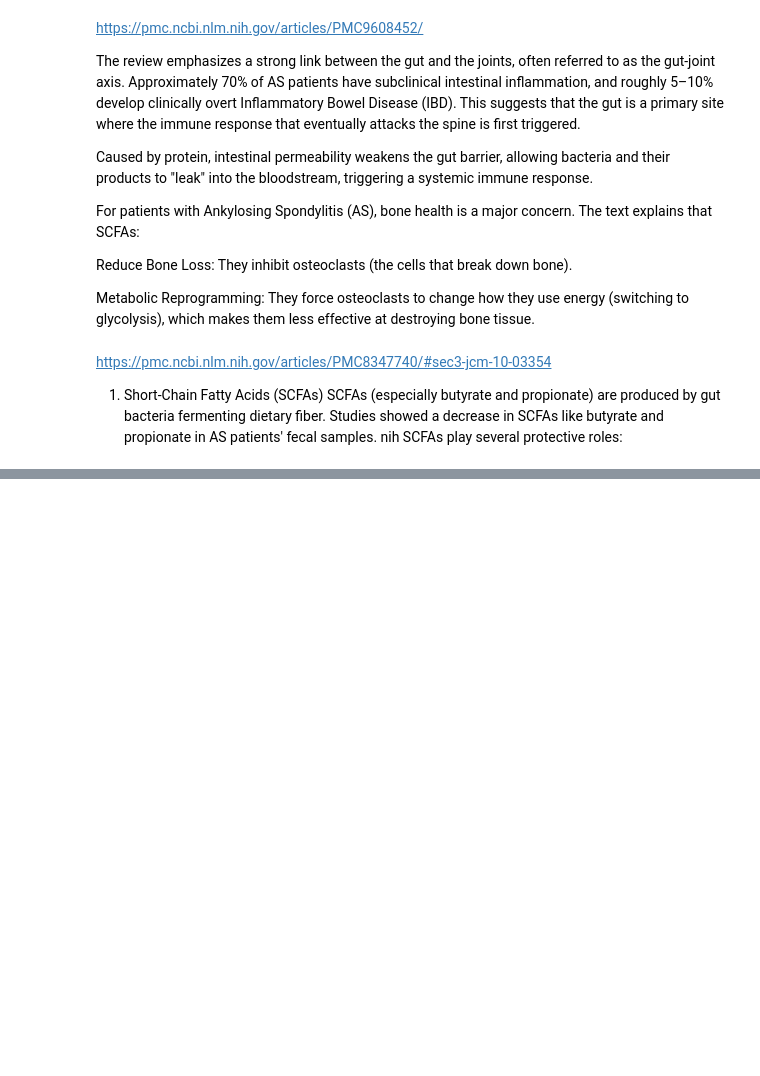
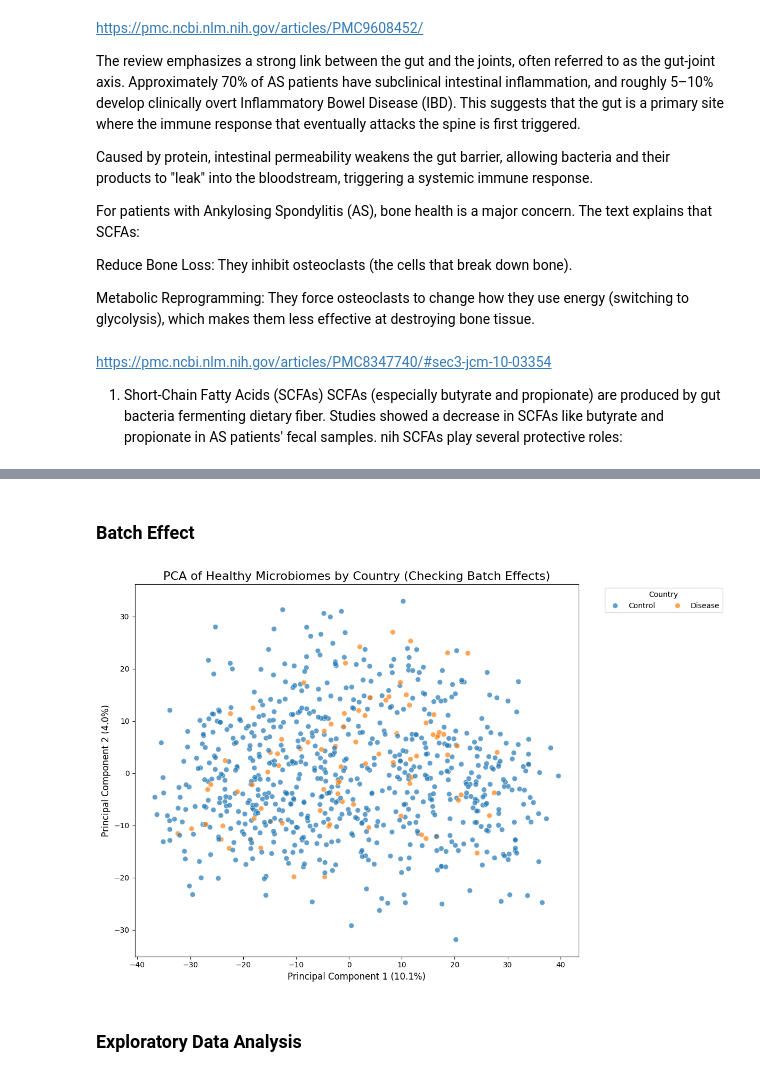
Before and after one commit to dafi03/PA1_repo, a Jupyter notebook: notebook/06_AS.ipynb, the cells around one changed output, grey strips where cells are left out. Drawn from its saved outputs; the diff is of its cells as text; code cells hidden in the pictures; blank space fills up the shorter version.

```diff
--- a/notebook/06_AS.ipynb
+++ b/notebook/06_AS.ipynb
@@ -102,0 +206,4 @@ SCFAs (especially butyrate and propionate) are produced by gut bacteria fermenti
+# %% [markdown]
+### Batch Effect
+# %%
+clr_df = pd.read_csv("../data/processed/06_clr_as_data.csv")
@@ -102,0 +217,48 @@ SCFAs (especially butyrate and propionate) are produced by gut bacteria fermenti
+# %%
+# --- 2. Separate Features (Microbiome) and Labels (Country) ---
+# Automatically find all the microbiome columns (they all start with "msp_")
+microbiome_cols = [col for col in clr_df.columns if col.startswith('msp_')]
+
+
+X = clr_df[microbiome_cols]
+y = clr_df['type']
+
+# Run PCA
+pca = PCA(n_components=2)
+principal_components = pca.fit_transform(X)
+
+# Create a new DataFrame specifically for plotting
+pca_df = pd.DataFrame(data=principal_components, columns=['PC1', 'PC2'])
+pca_df['Country'] = y.values
+
+# Calculate how much variance is explained by the first two components
+explained_variance = pca.explained_variance_ratio_ * 100
+
+# --- 4. Plot the Results ---
+plt.figure(figsize=(12, 8))
+
+# Scatter plot coloring the dots by Country
+sns.scatterplot(
+    x='PC1',
+    y='PC2',
+    hue='Country',
+    data=pca_df,
+    alpha=0.7,       # slight transparency
+    s=50             # dot size
+)
+
+# Add titles and labels
+plt.title('PCA of Healthy Microbiomes by Country (Checking Batch Effects)', fontsize=16)
+plt.xlabel(f'Principal Component 1 ({explained_variance[0]:.1f}%)', fontsize=12)
+plt.ylabel(f'Principal Component 2 ({explained_variance[1]:.1f}%)', fontsize=12)
+
+# Move the legend outside the plot so it doesn't cover your dots
+plt.legend(bbox_to_anchor=(1.05, 1), loc='upper left', title='Country', ncol=2)
+plt.tight_layout()
+
+# Show the plot
+plt.show()
+# %% [output]
+[figure, added]
+# %% [markdown]
+### Exploratory Data Analysis
```
Also changed, not shown: parts of 14 cells of this notebook, 6 other files.
